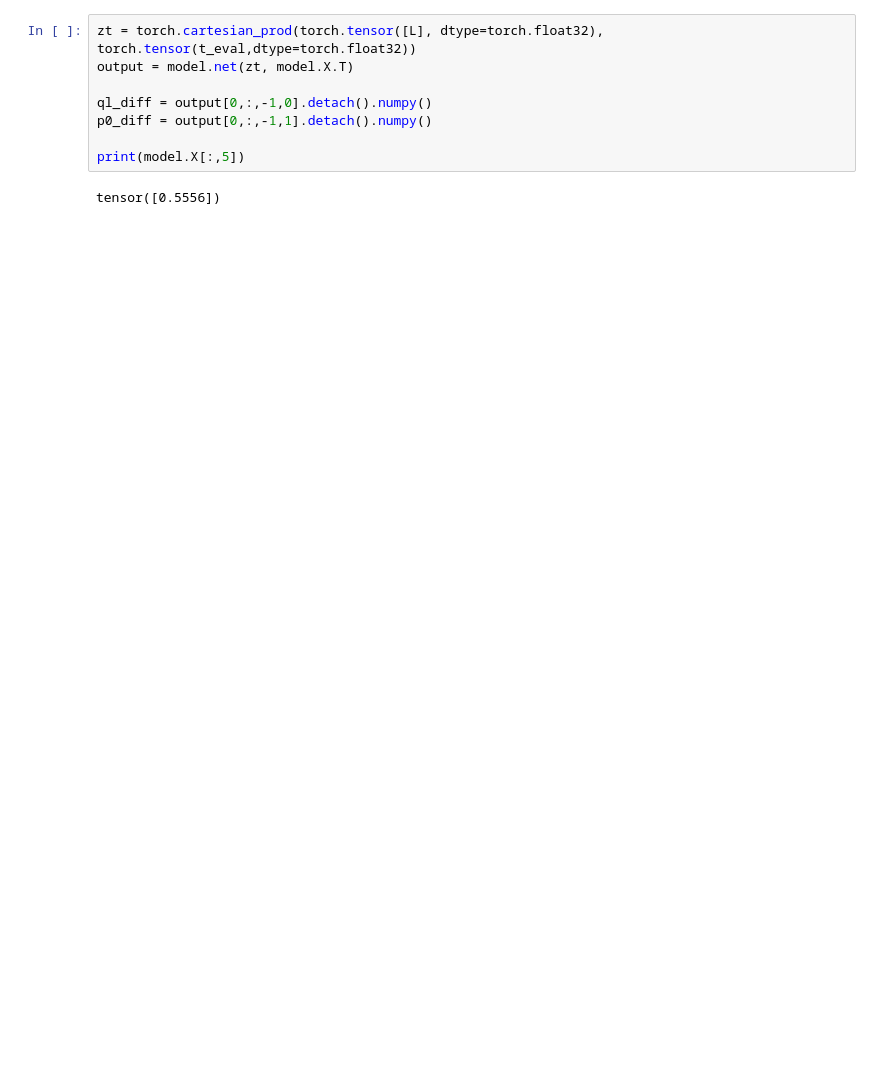
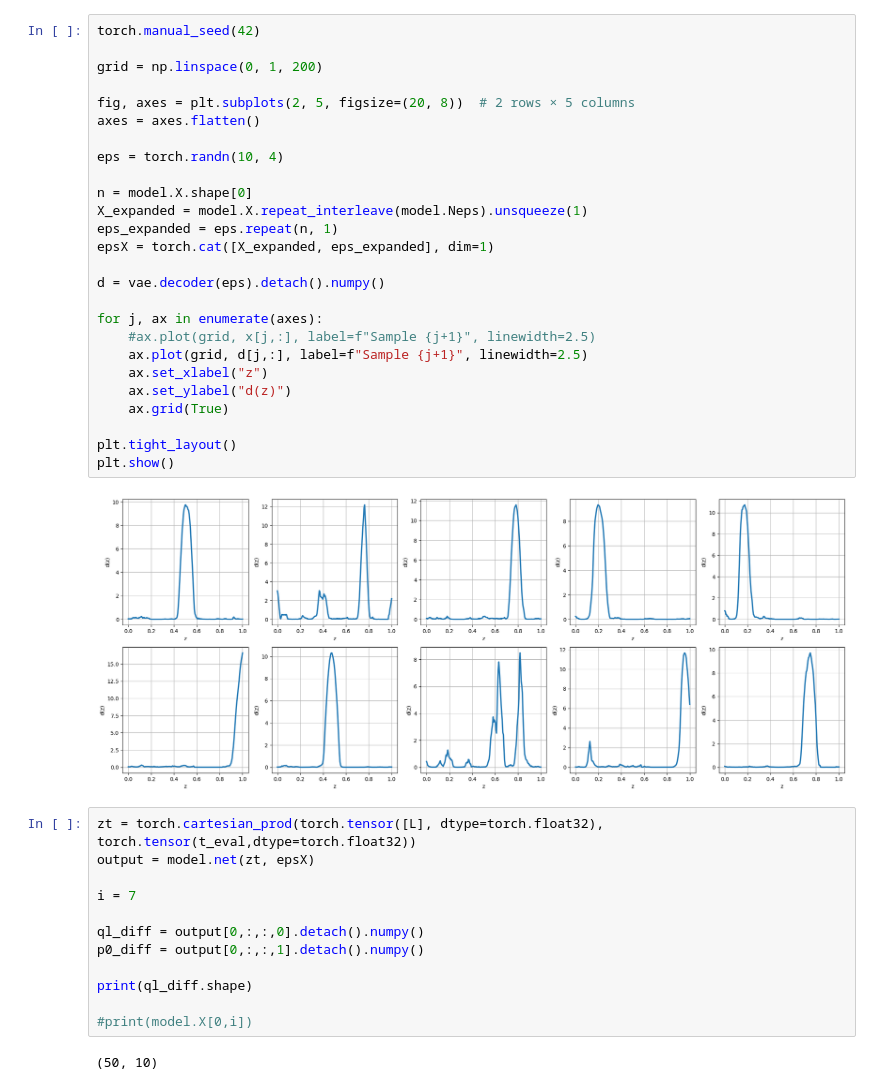
Before and after one commit to johanslettengren/synthetic-anomaly-generation, a Jupyter notebook: simulation.ipynb, the cells around one changed output. Cells and saved outputs as stored; diff of their text form; blank space fills up the shorter version.

```diff
--- a/simulation.ipynb
+++ b/simulation.ipynb
@@ -105,10 +46,42 @@ model.plot_losshistory()
+# %%
+torch.manual_seed(42)
+
+grid = np.linspace(0, 1, 200)
+
+fig, axes = plt.subplots(2, 5, figsize=(20, 8))  # 2 rows × 5 columns
+axes = axes.flatten()
+
+eps = torch.randn(10, 4)
+
+n = model.X.shape[0]
+X_expanded = model.X.repeat_interleave(model.Neps).unsqueeze(1)
+eps_expanded = eps.repeat(n, 1)
+epsX = torch.cat([X_expanded, eps_expanded], dim=1)
+
+d = vae.decoder(eps).detach().numpy()
+
+for j, ax in enumerate(axes):
+    #ax.plot(grid, x[j,:], label=f"Sample {j+1}", linewidth=2.5)
+    ax.plot(grid, d[j,:], label=f"Sample {j+1}", linewidth=2.5)
+    ax.set_xlabel("z")
+    ax.set_ylabel("d(z)")
+    ax.grid(True)
+
+plt.tight_layout()
+plt.show()
+# %% [output]
+[figure, added]
 # %%
 zt = torch.cartesian_prod(torch.tensor([L], dtype=torch.float32), torch.tensor(t_eval,dtype=torch.float32))
-output = model.net(zt, model.X.T)
+output = model.net(zt, epsX)
 
-ql_diff = output[0,:,-1,0].detach().numpy()
-p0_diff = output[0,:,-1,1].detach().numpy()
+i = 7
 
-print(model.X[:,5])
+ql_diff = output[0,:,:,0].detach().numpy()
+p0_diff = output[0,:,:,1].detach().numpy()
+
+print(ql_diff.shape)
+
+#print(model.X[0,i])
 # %% [output]
-tensor([0.5556])
+(50, 10)
```
Also changed, not shown: parts of 14 cells of this notebook, 5 other files.
